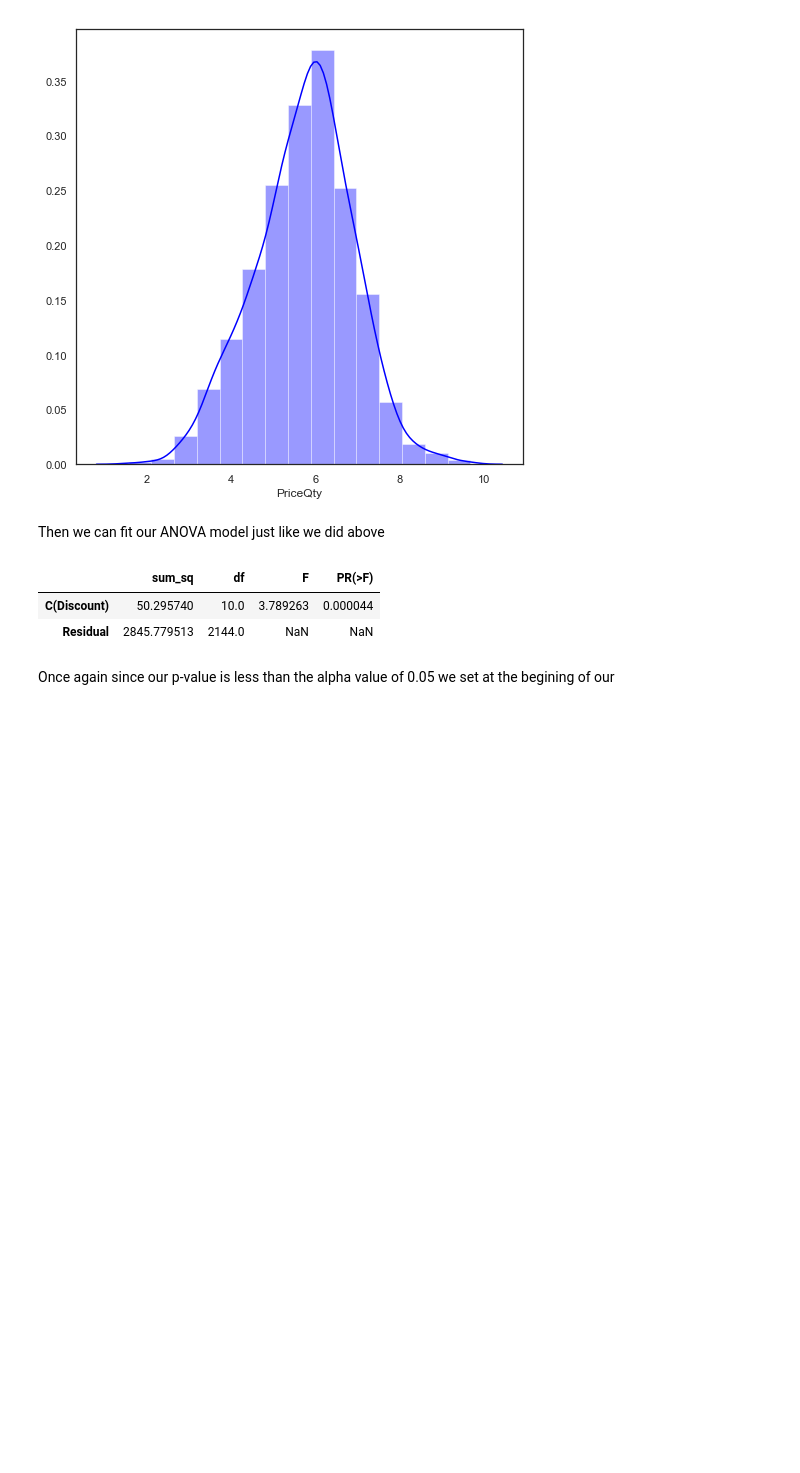
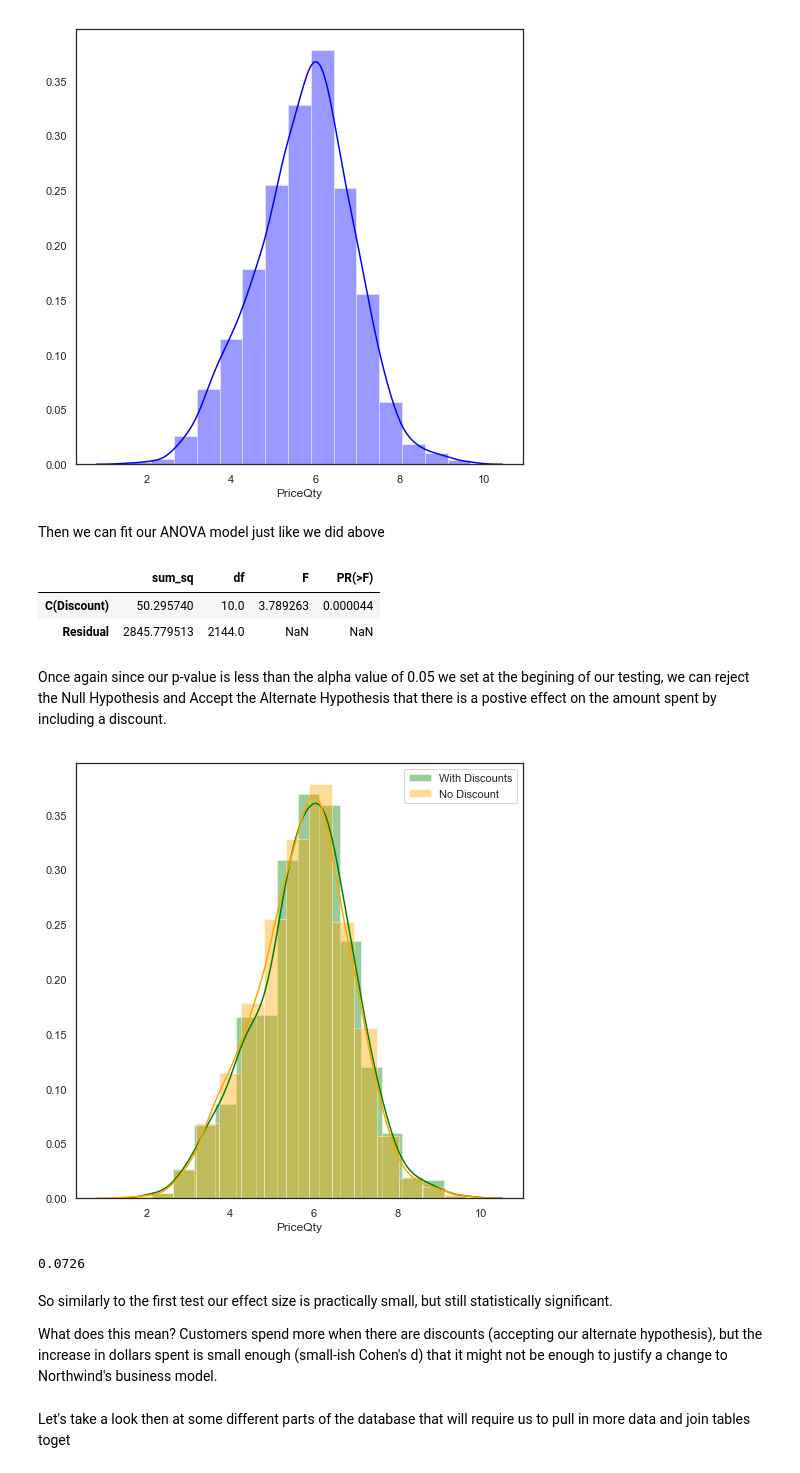
Before and after one commit to MissAle17/dsc-2-final-project-online-ds-sp-000, a Jupyter notebook: Module2.ipynb, the cells around one changed output. Cells and saved outputs as stored; diff of their text form; code cells hidden in the pictures; blank space fills up the shorter version.

```diff
--- a/Module2.ipynb
+++ b/Module2.ipynb
@@ -345,4 +345,33 @@ sm.stats.anova_lm(lm2, typ=2)
 | C(Discount) | 50.295740 | 10.0 | 3.789263 | 0.000044 |
 | Residual | 2845.779513 | 2144.0 | NaN | NaN |
 # %% [markdown]
-Once again since our p-value is less than the alpha value of 0.05 we set at the begining of our
+Once again since our p-value is less than the alpha value of 0.05 we set at the begining of our testing, we can reject the Null Hypothesis and Accept the Alternate Hypothesis that there is a postive effect on the amount spent by including a discount.
+# %%
+#splitting our dataframe into discount and non -discount
+disc_df2_log = df2_log.copy()
+
+nodisc_df2_log = nodisc_df2_log.loc[nodisc_df2_log['Discount'] == 0]
+disc_df2_log = disc_df2_log.loc[disc_df2_log['Discount'] > 0]
+# %%
+#then plotting both on the same graph as we did before
+nodisc_df2_log = df2_log.copy()
+sns.set(style="white", palette="muted", color_codes=True)
+fig= plt.figure(figsize = (8,8))
+
+ax_log1 = sns.distplot(disc_df2_log.PriceQty, bins=15, hist=True, color = 'green', label= 'With Discounts')
+ax_log2 = sns.distplot(nodisc_df2_log.PriceQty, bins=15, hist=True, color = 'orange', label = 'No Discount')
+
+plt.legend()
+plt.show()
+# %% [output]
+[figure, added]
+# %%
+round(Cohen_d(disc_df2_log['PriceQty'], nodisc_df2_log['PriceQty']),4)
+# %% [output]
+0.0726
+# %% [markdown]
+So similarly to the first test our effect size is practically small, but still statistically significant.
+
+What does this mean?  Customers spend more when there are discounts (accepting our alternate hypothesis), but the increase in dollars spent is small enough (small-ish Cohen's d) that it might not be enough to justify a change to Northwind's business model.
+# %% [markdown]
+Let's take a look then at some different parts of the database that will require us to pull in more data and join tables toget
```
